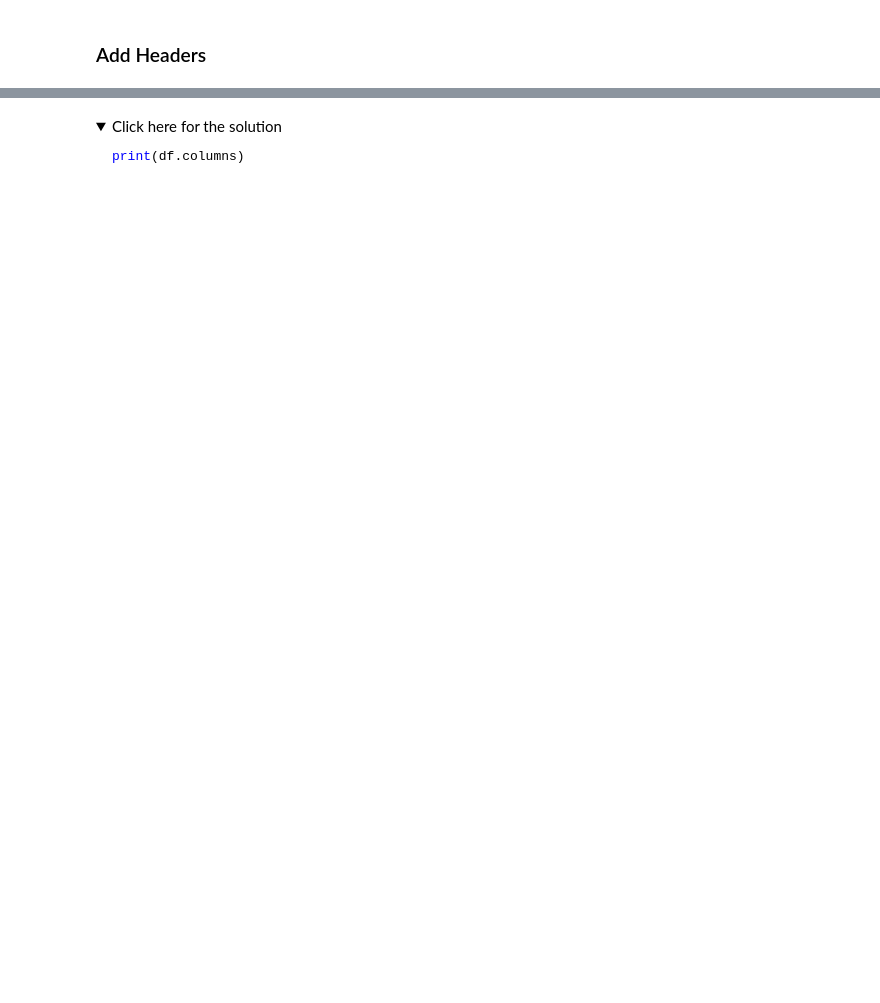
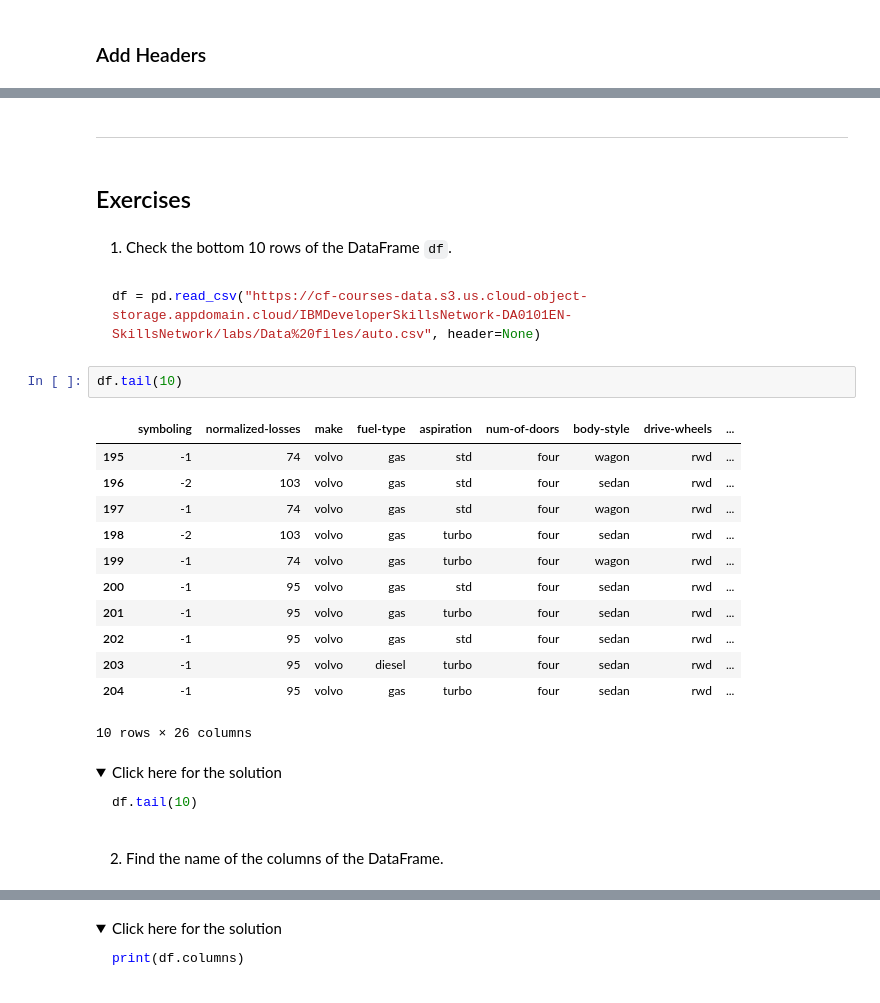
Before and after one commit to dark-teal-coder/course-cognitiveclass-data-analysis-with-python, a Jupyter notebook: module01/Lab-01-01-Introduction-to-Data-Analysis-with-Python.ipynb, the cells around one changed output, grey strips where cells are left out. Cells and saved outputs as stored; diff of their text form; folded sections open; blank space fills up the shorter version.

````diff
--- a/module01/Lab-01-01-Introduction-to-Data-Analysis-with-Python.ipynb
+++ b/module01/Lab-01-01-Introduction-to-Data-Analysis-with-Python.ipynb
@@ -182,0 +256,35 @@ Now, we have successfully read the raw dataset and added the correct headers int
+# %% [markdown]
+---
+# %% [markdown]
+## Exercises
+# %% [markdown]
+1. Check the bottom 10 rows of the DataFrame `df`.
+# %% [markdown]
+```python
+df = pd.read_csv("https://cf-courses-data.s3.us.cloud-object-storage.appdomain.cloud/IBMDeveloperSkillsNetwork-DA0101EN-SkillsNetwork/labs/Data%20files/auto.csv", header=None)
+```
+# %%
+df.tail(10)
+# %% [output]
+|  | symboling | normalized-losses | make | fuel-type | aspiration | num-of-doors | body-style | drive-wheels | ... |
+| 195 | -1 | 74 | volvo | gas | std | four | wagon | rwd | ... |
+| 196 | -2 | 103 | volvo | gas | std | four | sedan | rwd | ... |
+| 197 | -1 | 74 | volvo | gas | std | four | wagon | rwd | ... |
+| 198 | -2 | 103 | volvo | gas | turbo | four | sedan | rwd | ... |
+| 199 | -1 | 74 | volvo | gas | turbo | four | wagon | rwd | ... |
+| 200 | -1 | 95 | volvo | gas | std | four | sedan | rwd | ... |
+| 201 | -1 | 95 | volvo | gas | turbo | four | sedan | rwd | ... |
+| 202 | -1 | 95 | volvo | gas | std | four | sedan | rwd | ... |
+| 203 | -1 | 95 | volvo | diesel | turbo | four | sedan | rwd | ... |
+| 204 | -1 | 95 | volvo | gas | turbo | four | sedan | rwd | ... |
+10 rows × 26 columns
+# %% [markdown]
+<details><summary>Click here for the solution</summary>
+
+```python
+df.tail(10)
+```
+
+</details>
+# %% [markdown]
+2. Find the name of the columns of the DataFrame.
````
Also changed, not shown: parts of 83 cells of this notebook, 1 other file.
